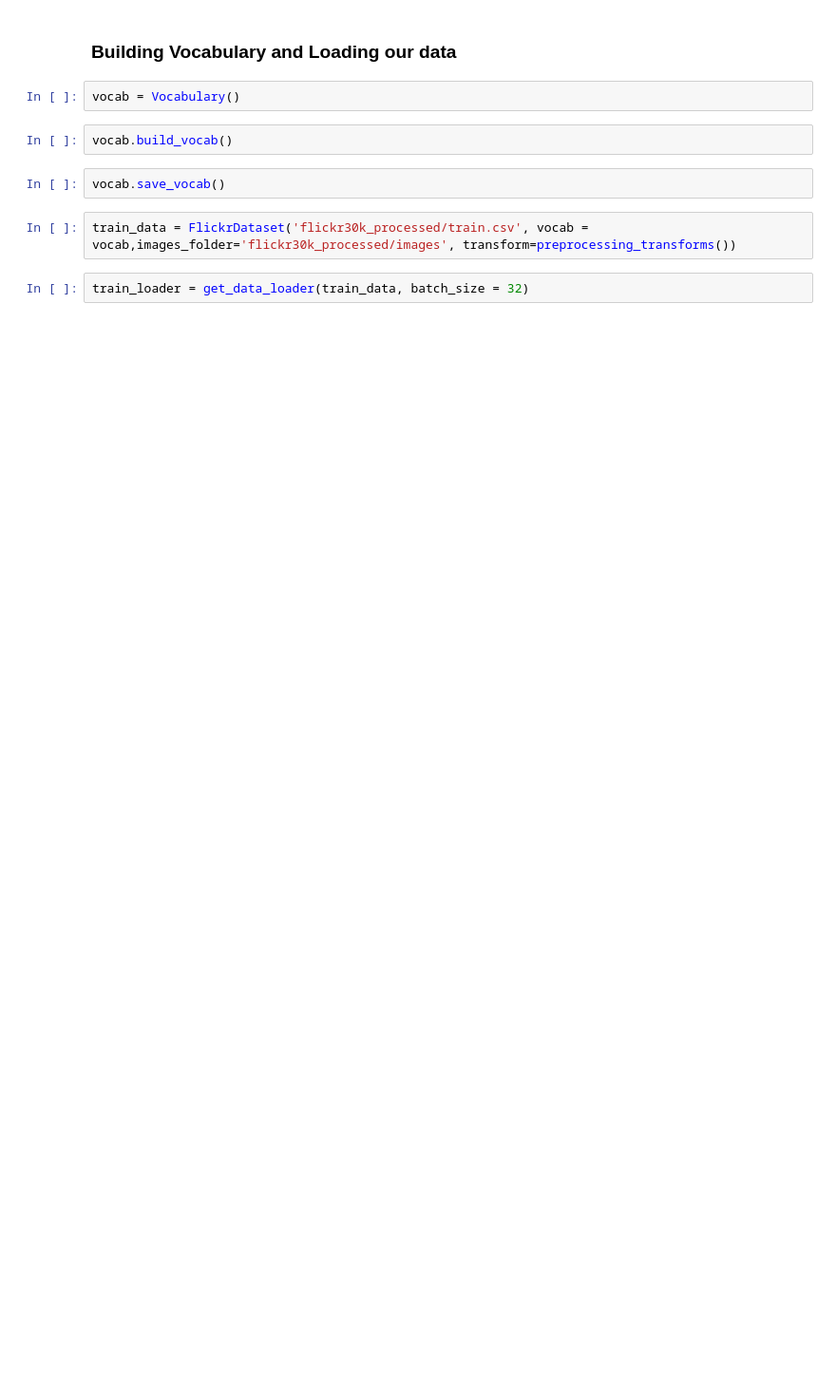
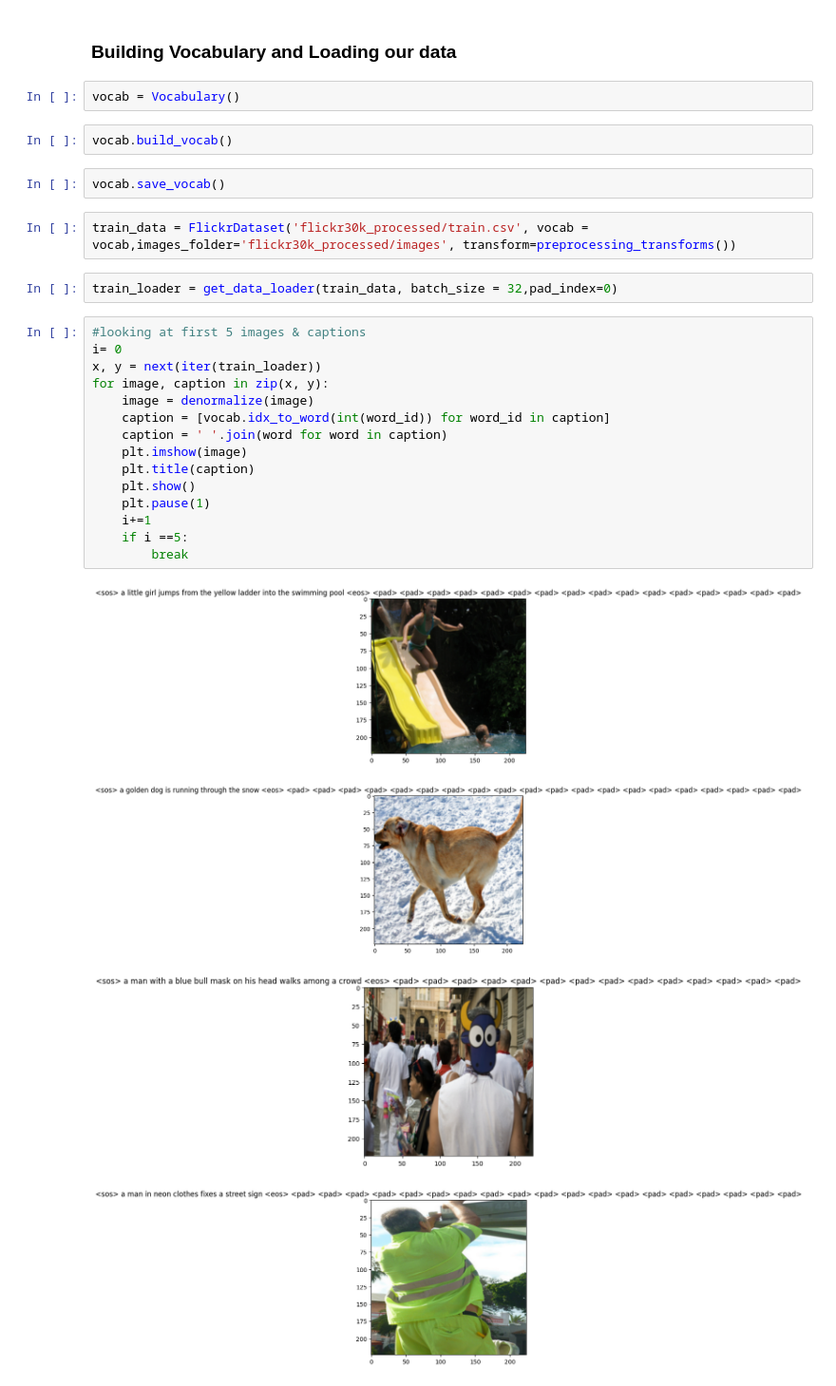
Before and after one commit to nadiaverdha/AppliedDeepLearning, a Jupyter notebook: preprocessing.ipynb, the cells around one changed output. Shown at 95% size. Drawn from its saved outputs; the diff is of its cells as text; blank space fills up the shorter version.

```diff
--- a/preprocessing.ipynb
+++ b/preprocessing.ipynb
@@ -25,4 +28,24 @@ vocab.save_vocab()
 # %%
 train_data = FlickrDataset('flickr30k_processed/train.csv', vocab = vocab,images_folder='flickr30k_processed/images', transform=preprocessing_transforms())
 # %%
-train_loader = get_data_loader(train_data, batch_size = 32)
+train_loader = get_data_loader(train_data, batch_size = 32,pad_index=0)
+# %%
+#looking at first 5 images & captions
+i= 0
+x, y = next(iter(train_loader))
+for image, caption in zip(x, y):
+    image = denormalize(image)
+    caption = [vocab.idx_to_word(int(word_id)) for word_id in caption]
+    caption = ' '.join(word for word in caption)
+    plt.imshow(image)
+    plt.title(caption)
+    plt.show()
+    plt.pause(1)
+    i+=1
+    if i ==5:
+        break
+# %% [output]
+[figure, added]
+[figure, added]
+[figure, added]
+[figure, added]
```
Also changed, not shown: parts of 8 cells of this notebook.
